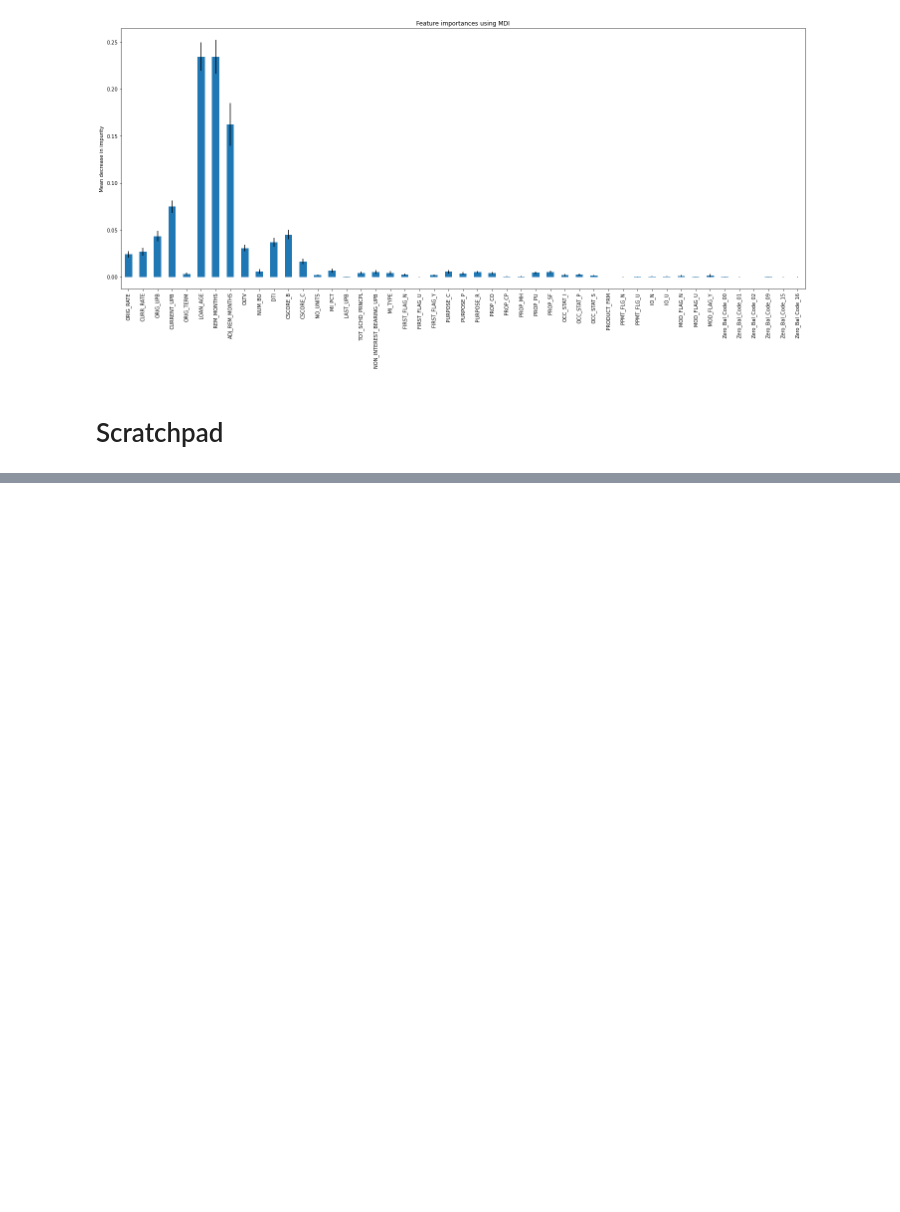
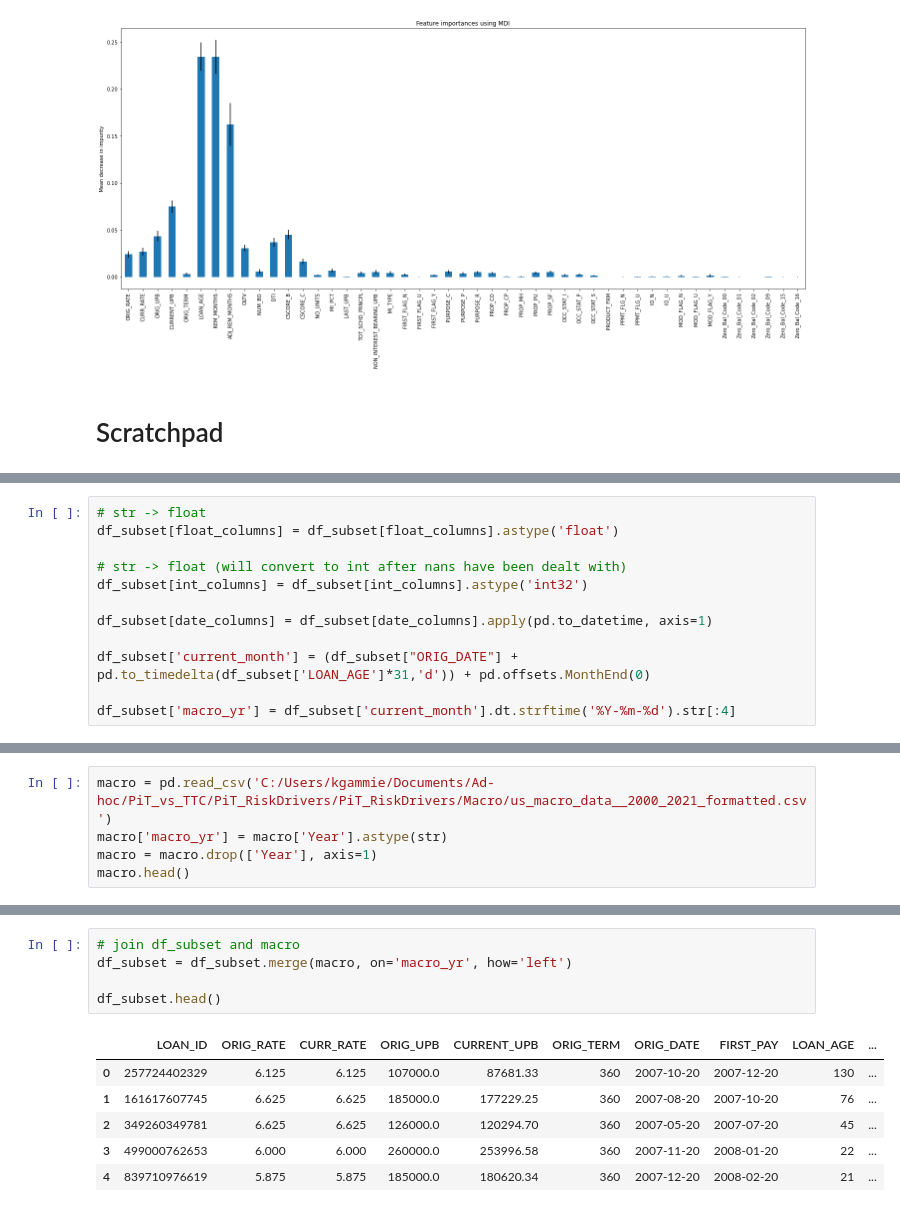
Before and after one commit to elevsev/credit_risk_stuff, a Jupyter notebook: pit_vs_ttc/eda copy.ipynb, the cells around one changed output, grey strips where cells are left out. Cells and saved outputs as stored; diff of their text form; blank space fills up the shorter version.

```diff
--- a/pit_vs_ttc/eda copy.ipynb
+++ b/pit_vs_ttc/eda copy.ipynb
@@ -852 +701,13 @@ df
+# %%
+# str -> float
+df_subset[float_columns] = df_subset[float_columns].astype('float')
+
+# str -> float (will convert to int after nans have been dealt with)
+df_subset[int_columns] = df_subset[int_columns].astype('int32')
+
+df_subset[date_columns] = df_subset[date_columns].apply(pd.to_datetime, axis=1)
+
+df_subset['current_month'] = (df_subset["ORIG_DATE"] + pd.to_timedelta(df_subset['LOAN_AGE']*31,'d')) + pd.offsets.MonthEnd(0)
+
+df_subset['macro_yr'] = df_subset['current_month'].dt.strftime('%Y-%m-%d').str[:4]
 # %%
@@ -949,0 +735,5 @@ nat_id
+# %%
+macro = pd.read_csv('C:/Users/kgammie/Documents/Ad-hoc/PiT_vs_TTC/PiT_RiskDrivers/PiT_RiskDrivers/Macro/us_macro_data__2000_2021_formatted.csv')
+macro['macro_yr'] = macro['Year'].astype(str)
+macro = macro.drop(['Year'], axis=1)
+macro.head()
@@ -949,0 +747,12 @@ nat_id
+# %%
+# join df_subset and macro
+df_subset = df_subset.merge(macro, on='macro_yr', how='left')
+
+df_subset.head()
+# %% [output]
+|  | LOAN_ID | ORIG_RATE | CURR_RATE | ORIG_UPB | CURRENT_UPB | ORIG_TERM | ORIG_DATE | FIRST_PAY | LOAN_AGE | ... |
+| 0 | 257724402329 | 6.125 | 6.125 | 107000.0 | 87681.33 | 360 | 2007-10-20 | 2007-12-20 | 130 | ... |
+| 1 | 161617607745 | 6.625 | 6.625 | 185000.0 | 177229.25 | 360 | 2007-08-20 | 2007-10-20 | 76 | ... |
+| 2 | 349260349781 | 6.625 | 6.625 | 126000.0 | 120294.70 | 360 | 2007-05-20 | 2007-07-20 | 45 | ... |
+| 3 | 499000762653 | 6.000 | 6.000 | 260000.0 | 253996.58 | 360 | 2007-11-20 | 2008-01-20 | 22 | ... |
+| 4 | 839710976619 | 5.875 | 5.875 | 185000.0 | 180620.34 | 360 | 2007-12-20 | 2008-02-20 | 21 | ... |
```
Also changed, not shown: parts of 62 cells of this notebook.
